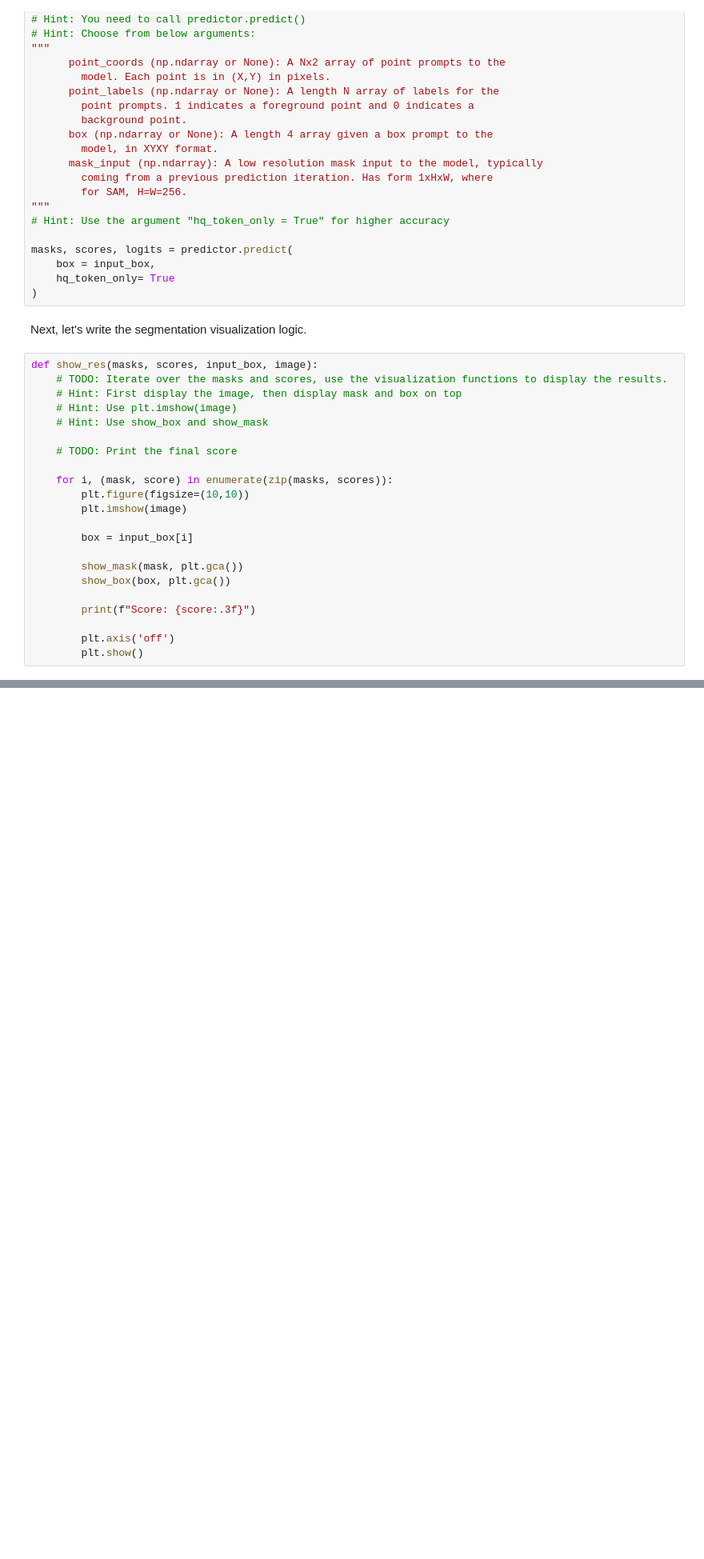
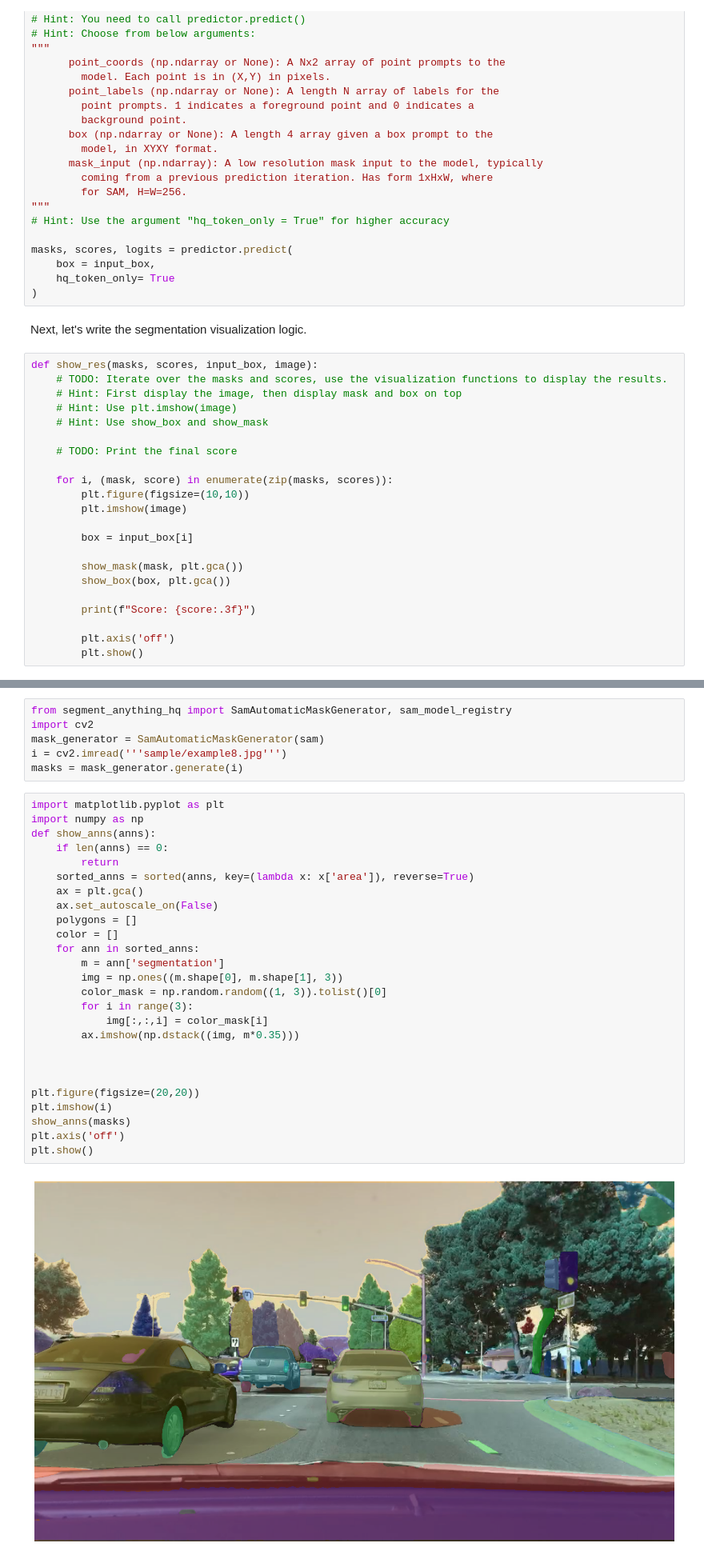
Before and after one commit to HajimeK/generativeai, a Jupyter notebook: excercise/Transformer Based Computer Vision Models/SAM.ipynb, the cells around one changed output, grey strips where cells are left out. Shown at 80% size. Saved outputs shown, nothing was run; the diff lists cells and outputs as text; blank space fills up the shorter version.

```diff
--- a/excercise/Transformer Based Computer Vision Models/SAM.ipynb
+++ b/excercise/Transformer Based Computer Vision Models/SAM.ipynb
@@ -124,0 +150,34 @@ Score: 0.775
+# %%
+from segment_anything_hq import SamAutomaticMaskGenerator, sam_model_registry
+import cv2
+mask_generator = SamAutomaticMaskGenerator(sam)
+i = cv2.imread('''sample/example8.jpg''')
+masks = mask_generator.generate(i)
+# %%
+import matplotlib.pyplot as plt
+import numpy as np
+def show_anns(anns):
+    if len(anns) == 0:
+        return
+    sorted_anns = sorted(anns, key=(lambda x: x['area']), reverse=True)
+    ax = plt.gca()
+    ax.set_autoscale_on(False)
+    polygons = []
+    color = []
+    for ann in sorted_anns:
+        m = ann['segmentation']
+        img = np.ones((m.shape[0], m.shape[1], 3))
+        color_mask = np.random.random((1, 3)).tolist()[0]
+        for i in range(3):
+            img[:,:,i] = color_mask[i]
+        ax.imshow(np.dstack((img, m*0.35)))
+
+
+
+plt.figure(figsize=(20,20))
+plt.imshow(i)
+show_anns(masks)
+plt.axis('off')
+plt.show()
+# %% [output]
+[figure, added]
```
Also changed, not shown: parts of 5 cells of this notebook.
